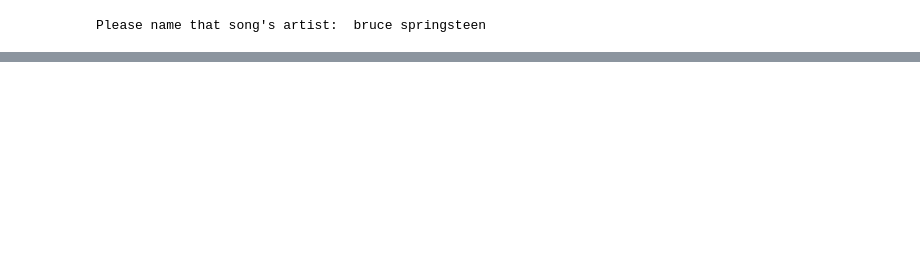
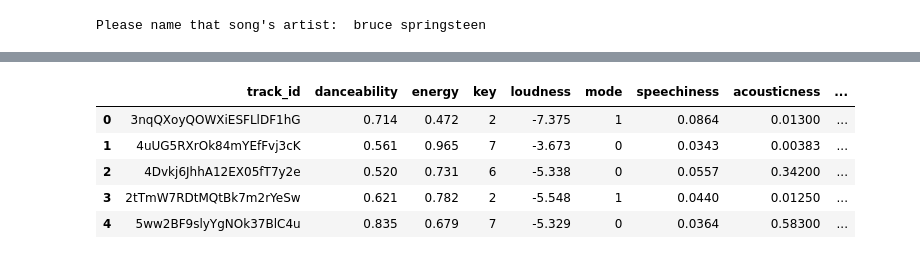
Before and after one commit to Flores-Kevin/rage-against-machine-learning, a Jupyter notebook: testing.ipynb, the cells around one changed output, grey strips where cells are left out. Saved outputs shown, nothing was run; the diff lists cells and outputs as text; code cells hidden in the pictures; blank space fills up the shorter version.

```diff
--- a/testing.ipynb
+++ b/testing.ipynb
@@ -145,0 +157,10 @@ input_song_df.head()
+# %%
+#extracting track id (removing "spotify:track:" from track id in csv)
+track_id_series = global2022_df.uri.str[14:]
+
+#convert to df and rename column
+track_id_df = track_id_series.to_frame().rename(columns={"uri":"track_id"})
+
+#merge dfs
+global2022_df = global2022_df.merge(track_id_df, how="inner", left_index=True, right_index=True)
+global2022_df = global2022_df[["rank", "track_id", "artist_names", "track_name", "peak_rank", "previous_rank", "weeks_on_chart", "streams"]]
@@ -145,0 +176,72 @@ input_song_df.head()
+# %%
+#empty lists to store song data
+global_danceability = []
+global_energy = []
+global_key = []
+global_loudness = []
+global_mode = []
+global_speechiness = []
+global_acousticness = []
+global_instrumentalness = []
+global_liveness = []
+global_valence = []
+global_tempo = []
+global_id_num = []
+global_track_href = []
+global_analysis_url = []
+global_duration_mins = []
+global_time_signature = []
+
+#loop through dataframe, use track id to look up songs in spotify api and grab each one's audio features
+for t in global2022_df["track_id"]:
+    response = requests.get(base_url + 'audio-features/' + t, headers=headers).json()
+
+    #fill in track info for each audio feature / empty list
+    global_danceability.append(response["danceability"])
+    global_energy.append(response["energy"])
+    global_key.append(response["key"])
+    global_loudness.append(response["loudness"])
+    global_mode.append(response["mode"])
+    global_speechiness.append(response["speechiness"])
+    global_acousticness.append(response["acousticness"])
+    global_instrumentalness.append(response["instrumentalness"])
+    global_liveness.append(response["liveness"])
+    global_valence.append(response["valence"])
+    global_tempo.append(response["tempo"])
+    global_id_num.append(response["id"])
+    global_track_href.append(response["track_href"])
+    global_analysis_url.append(response["analysis_url"])
+    #duration recorded in api in milliseconds, converting to minutes here
+    global_duration_mins.append(round((response["duration_ms"] / 60000),2))
+    global_time_signature.append(response["time_signature"])
+
+#create a dictionary to hold data gathered from the api
+global_songs_dict = {
+    "track_id": global_id_num,
+    "danceability": global_danceability,
+    "energy": global_energy,
+    "key": global_key,
+    "loudness": global_loudness,
+    "mode": global_mode,
+    "speechiness": global_speechiness,
+    "acousticness": global_acousticness,
+    "instrumentalness": global_instrumentalness,
+    "liveness": global_liveness,
+    "valence": global_valence,
+    "tempo": global_tempo,
+    "duration_mins": global_duration_mins,
+    "time_signature": global_time_signature,
+    "track_href": global_track_href,
+    "analysis_url": global_analysis_url
+
+}
+#convert dictionary to a dataframe
+gloabl_info_df = pd.DataFrame(global_songs_dict)
+gloabl_info_df.head()
+# %% [output]
+|  | track_id | danceability | energy | key | loudness | mode | speechiness | acousticness | ... |
+| 0 | 3nqQXoyQOWXiESFLlDF1hG | 0.714 | 0.472 | 2 | -7.375 | 1 | 0.0864 | 0.01300 | ... |
+| 1 | 4uUG5RXrOk84mYEfFvj3cK | 0.561 | 0.965 | 7 | -3.673 | 0 | 0.0343 | 0.00383 | ... |
+| 2 | 4Dvkj6JhhA12EX05fT7y2e | 0.520 | 0.731 | 6 | -5.338 | 0 | 0.0557 | 0.34200 | ... |
+| 3 | 2tTmW7RDtMQtBk7m2rYeSw | 0.621 | 0.782 | 2 | -5.548 | 1 | 0.0440 | 0.01250 | ... |
+| 4 | 5ww2BF9slyYgNOk37BlC4u | 0.835 | 0.679 | 7 | -5.329 | 0 | 0.0364 | 0.58300 | ... |
```
Also changed, not shown: parts of 6 cells of this notebook.
